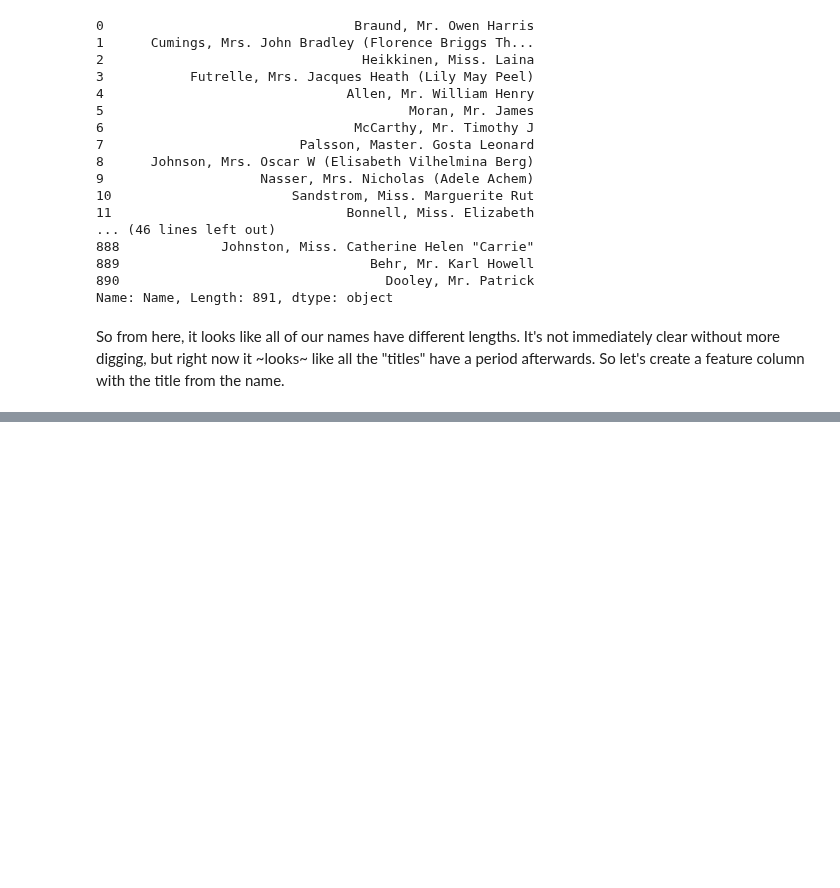
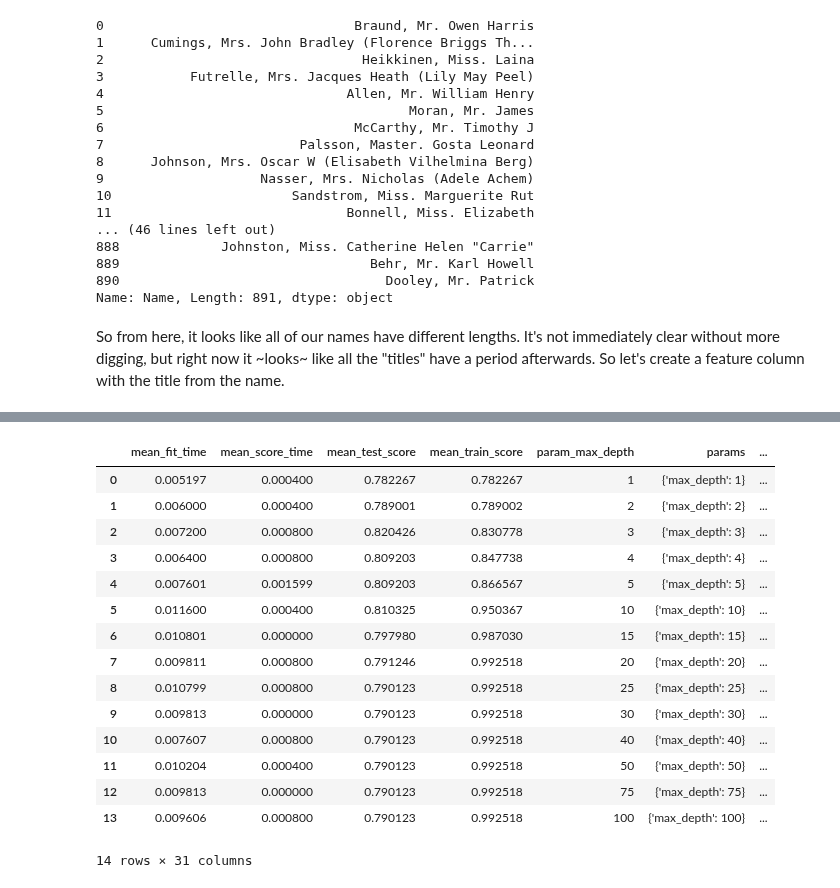
Before and after one commit to boudrejp/w207_supplemental, a Jupyter notebook: Week5/titanic_john.ipynb, the cells around one changed output, grey strips where cells are left out. Saved outputs shown, nothing was run; the diff lists cells and outputs as text; code cells hidden in the pictures; blank space fills up the shorter version.

```diff
--- a/Week5/titanic_john.ipynb
+++ b/Week5/titanic_john.ipynb
@@ -276,0 +335,9 @@ Index(['PassengerId', 'Pclass', 'Name', 'Sex', 'Age', 'SibSp', 'Parch',
+# %%
+title_encoder = OneHotEncoder(handle_unknown = 'ignore').fit(array_from_pd(train_data_new.title))
+sex_encoder = OneHotEncoder(handle_unknown = 'ignore').fit(array_from_pd(train_data_new.Sex))
+Pclass_encoder = OneHotEncoder(handle_unknown = 'ignore').fit(array_from_pd(train_data_new.Pclass))
+Cabin_encoder = OneHotEncoder(handle_unknown = 'ignore').fit(array_from_pd(train_data_new.Cabin))
+Embarked_encoder = OneHotEncoder(handle_unknown = 'ignore').fit(array_from_pd(train_data_new.Embarked))
+
+arr_return_test = create_onehotencoded_features(test_data_new)
+arr_return_train = create_onehotencoded_features(train_data_new)
@@ -276,0 +346,15 @@ Index(['PassengerId', 'Pclass', 'Name', 'Sex', 'Age', 'SibSp', 'Parch',
+# %%
+# find out which column we should be dropping
+print(train_data_new.columns)
+print(test_data_new.columns)
+
+# only keep the Age, SibSp, Parch, Fare, ticket_prefix, ticket_num_digits cols
+
+train_data_final = train_data_new[['Age', 'SibSp', 'Parch', 'Fare', 'ticket_prefix', 'ticket_num_digits']]
+test_data_final = test_data_new[['Age', 'SibSp', 'Parch', 'Fare', 'ticket_prefix', 'ticket_num_digits']]
+
+train_data_final_ar = np.concatenate((train_data_final.values, arr_return_train), axis = 1)
+test_data_final_ar = np.concatenate((test_data_final.values, arr_return_test), axis = 1)
+
+print(train_data_final_ar.shape)
+print(test_data_final_ar.shape)
@@ -276,0 +374,6 @@ Index(['PassengerId', 'Pclass', 'Name', 'Sex', 'Age', 'SibSp', 'Parch',
+# %%
+from sklearn.linear_model import LogisticRegression
+# no need for scaling
+y_train = train_data.Survived
+
+log_fit = LogisticRegression().fit(X = train_data_final_ar, y = y_train)
@@ -276,0 +427,3 @@ Index(['PassengerId', 'Pclass', 'Name', 'Sex', 'Age', 'SibSp', 'Parch',
+# %%
+train_data_final_ar = np.nan_to_num(train_data_final_ar)
+test_data_final_ar = np.nan_to_num(test_data_final_ar)
@@ -276,0 +481,24 @@ Index(['PassengerId', 'Pclass', 'Name', 'Sex', 'Age', 'SibSp', 'Parch',
+# %%
+from sklearn.model_selection import GridSearchCV
+depths = {'max_depth' : [1, 2, 3, 4, 5, 10, 15, 20, 25, 30, 40, 50, 75, 100]}
+clf = DecisionTreeClassifier(random_state=0)
+cv_fit = GridSearchCV(clf, depths, scoring = 'accuracy', cv = 10, n_jobs = -1)
+results = cv_fit.fit(train_data_final_ar, y_train)
+pd.DataFrame(results.cv_results_)
+# %% [output]
+|  | mean_fit_time | mean_score_time | mean_test_score | mean_train_score | param_max_depth | params | ... |
+| 0 | 0.005197 | 0.000400 | 0.782267 | 0.782267 | 1 | {'max_depth': 1} | ... |
+| 1 | 0.006000 | 0.000400 | 0.789001 | 0.789002 | 2 | {'max_depth': 2} | ... |
+| 2 | 0.007200 | 0.000800 | 0.820426 | 0.830778 | 3 | {'max_depth': 3} | ... |
+| 3 | 0.006400 | 0.000800 | 0.809203 | 0.847738 | 4 | {'max_depth': 4} | ... |
+| 4 | 0.007601 | 0.001599 | 0.809203 | 0.866567 | 5 | {'max_depth': 5} | ... |
+| 5 | 0.011600 | 0.000400 | 0.810325 | 0.950367 | 10 | {'max_depth': 10} | ... |
+| 6 | 0.010801 | 0.000000 | 0.797980 | 0.987030 | 15 | {'max_depth': 15} | ... |
+| 7 | 0.009811 | 0.000800 | 0.791246 | 0.992518 | 20 | {'max_depth': 20} | ... |
+| 8 | 0.010799 | 0.000800 | 0.790123 | 0.992518 | 25 | {'max_depth': 25} | ... |
+| 9 | 0.009813 | 0.000000 | 0.790123 | 0.992518 | 30 | {'max_depth': 30} | ... |
+| 10 | 0.007607 | 0.000800 | 0.790123 | 0.992518 | 40 | {'max_depth': 40} | ... |
+| 11 | 0.010204 | 0.000400 | 0.790123 | 0.992518 | 50 | {'max_depth': 50} | ... |
+| 12 | 0.009813 | 0.000000 | 0.790123 | 0.992518 | 75 | {'max_depth': 75} | ... |
+| 13 | 0.009606 | 0.000800 | 0.790123 | 0.992518 | 100 | {'max_depth': 100} | ... |
+14 rows × 31 columns
```
Also changed, not shown: parts of 30 cells of this notebook.
